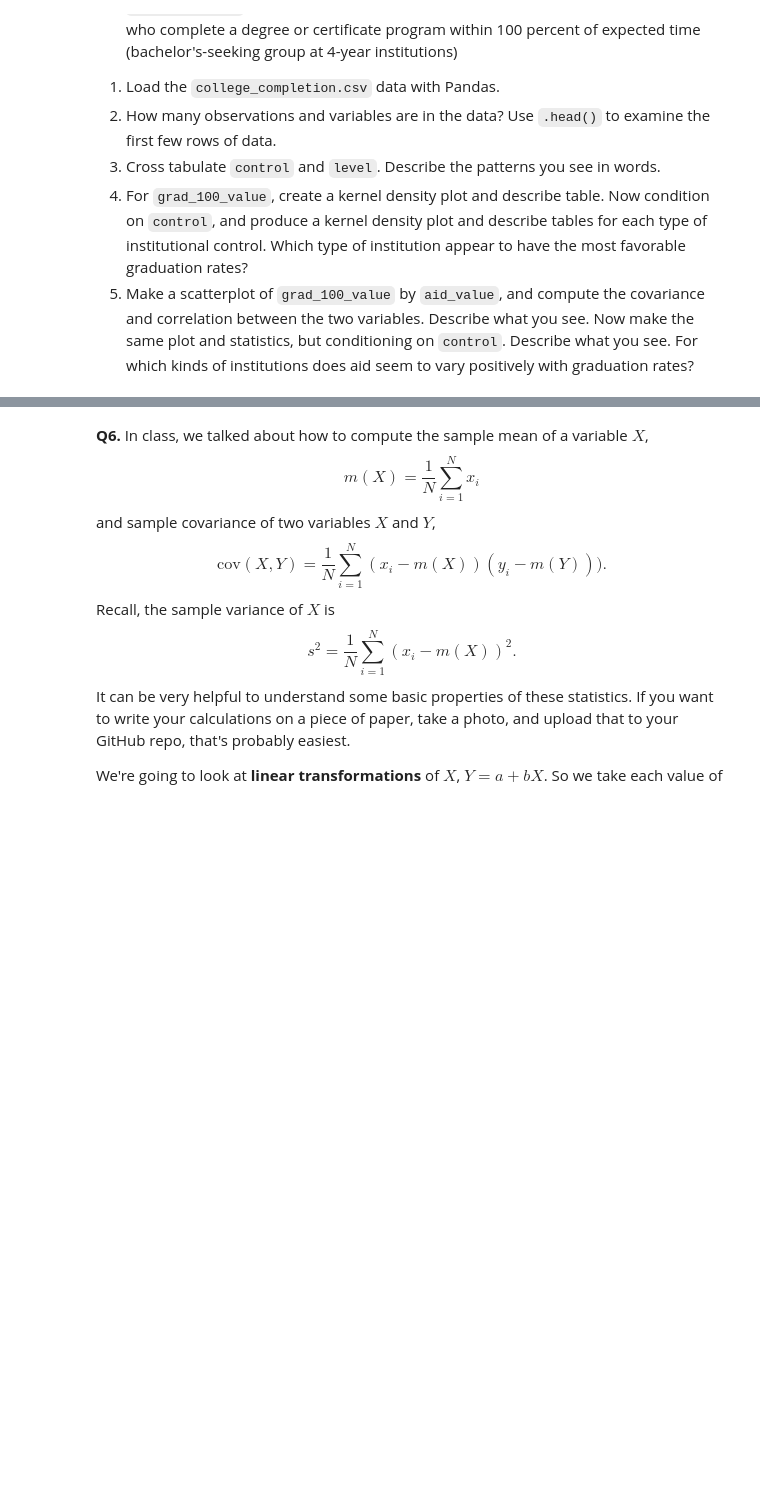
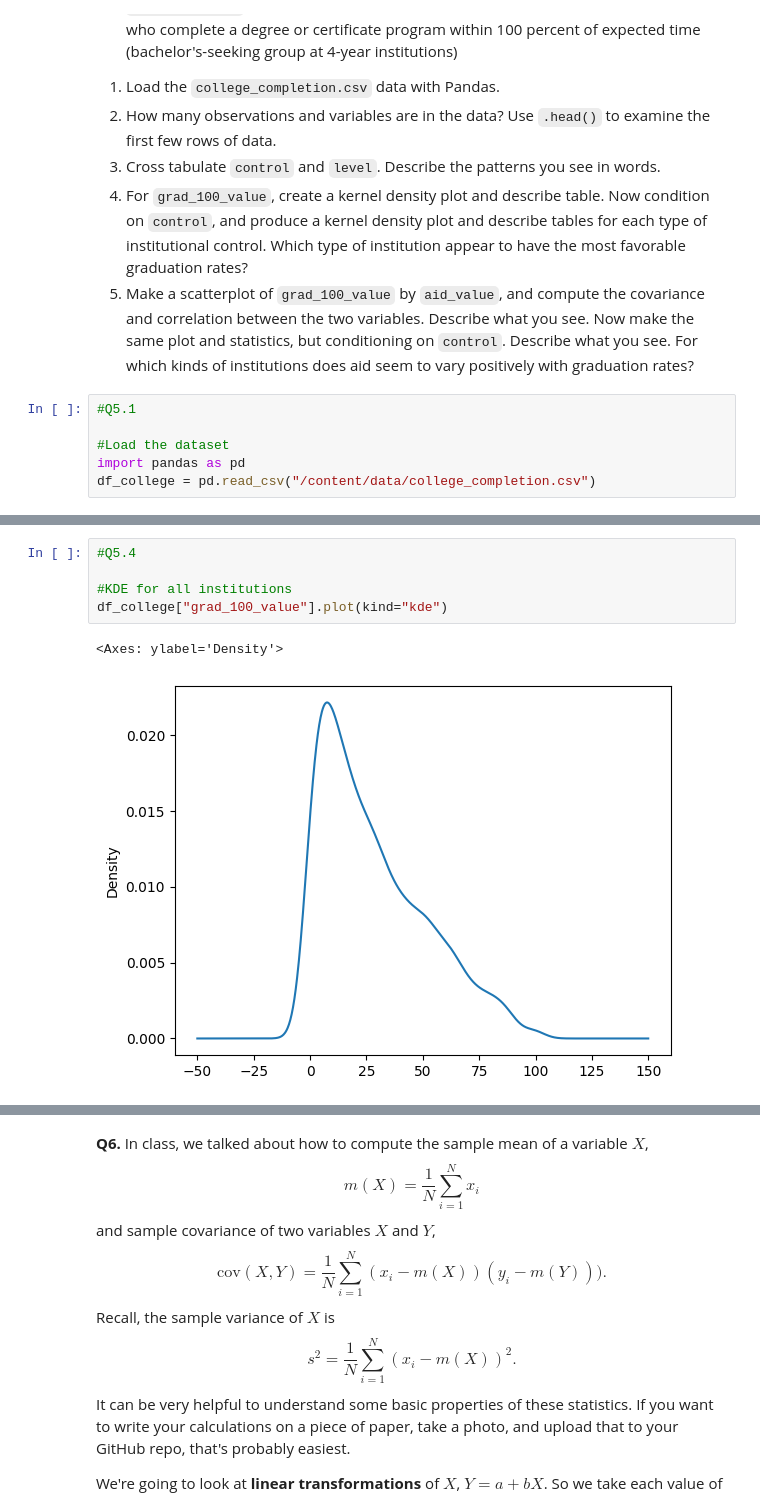
Before and after one commit to namithatholasi/undergrad_ml_assignments, a Jupyter notebook: 01_assignment_wrangling_and_eda.ipynb, the cells around one changed output, grey strips where cells are left out. Drawn from its saved outputs; the diff is of its cells as text; blank space fills up the shorter version.

```diff
--- a/01_assignment_wrangling_and_eda.ipynb
+++ b/01_assignment_wrangling_and_eda.ipynb
@@ -561,3 +561,9 @@ We'll use the `college_completion.csv` dataset from the US Department of Educati
 3. Cross tabulate `control` and `level`. Describe the patterns you see in words.
 4. For `grad_100_value`, create a kernel density plot and describe table. Now condition on `control`, and produce a kernel density plot and describe tables for each type of institutional control. Which type of institution appear to have the most favorable graduation rates?
 5. Make a scatterplot of `grad_100_value` by `aid_value`, and compute the covariance and correlation between the two variables. Describe what you see. Now make the same plot and statistics, but conditioning on `control`. Describe what you see. For which kinds of institutions does aid seem to vary positively with graduation rates?
+# %%
+#Q5.1
+
+#Load the dataset
+import pandas as pd
+df_college = pd.read_csv("/content/data/college_completion.csv")
@@ -563,0 +607,8 @@ We'll use the `college_completion.csv` dataset from the US Department of Educati
+# %%
+#Q5.4
+
+#KDE for all institutions
+df_college["grad_100_value"].plot(kind="kde")
+# %% [output]
+<Axes: ylabel='Density'>
+[figure, added]
```
Also changed, not shown: parts of 13 cells of this notebook.
